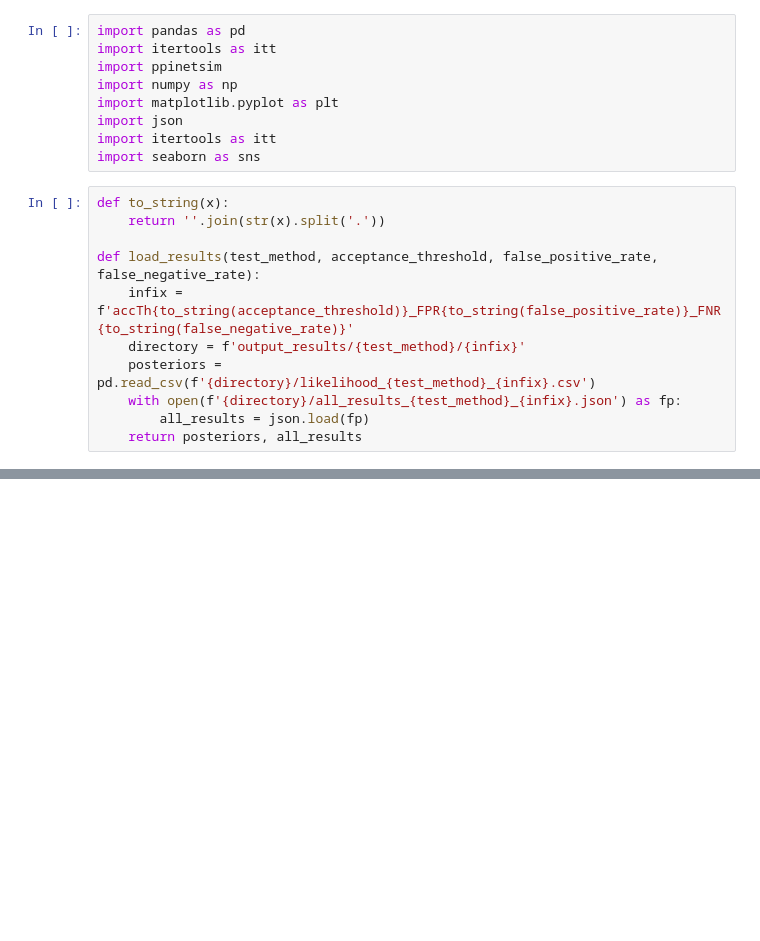
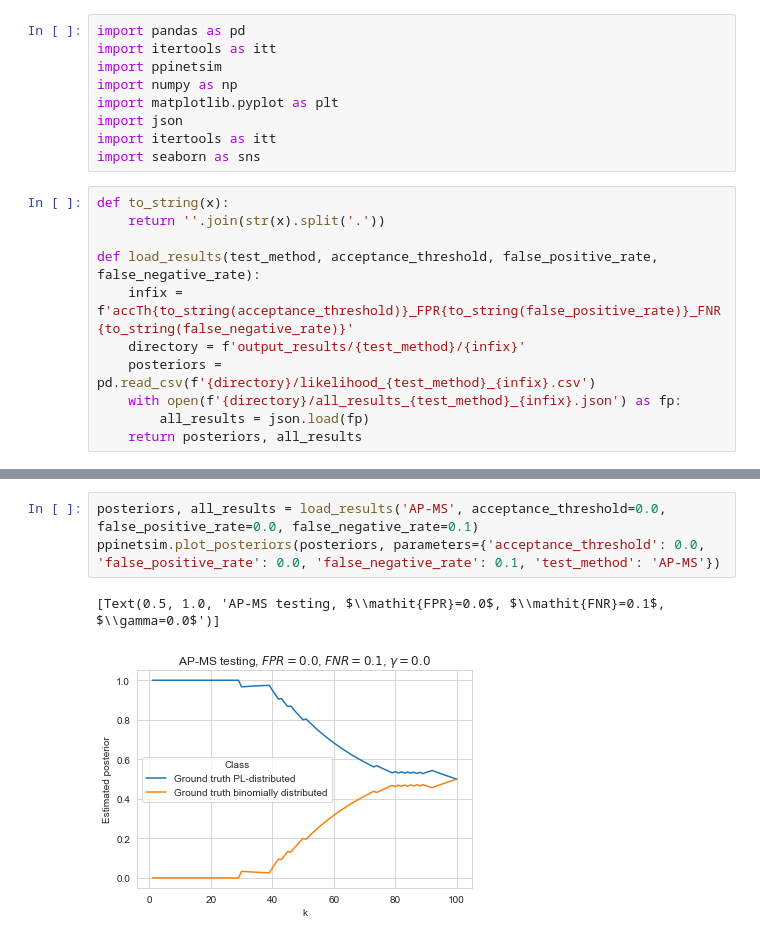
Before and after one commit to bionetslab/ppi-network-simulation, a Jupyter notebook: plot_results.ipynb, the cells around one changed output, grey strips where cells are left out. Cells and saved outputs as stored; diff of their text form; blank space fills up the shorter version.

```diff
--- a/plot_results.ipynb
+++ b/plot_results.ipynb
@@ -49,0 +51,6 @@ sns.heatmap(deltas_AP_MS.pivot('FPR', 'FNR', 'delta_sod'),annot=True)
+# %%
+posteriors, all_results = load_results('AP-MS', acceptance_threshold=0.0, false_positive_rate=0.0, false_negative_rate=0.1)
+ppinetsim.plot_posteriors(posteriors, parameters={'acceptance_threshold': 0.0, 'false_positive_rate': 0.0, 'false_negative_rate': 0.1, 'test_method': 'AP-MS'})
+# %% [output]
+[Text(0.5, 1.0, 'AP-MS testing, $\\mathit{FPR}=0.0$, $\\mathit{FNR}=0.1$, $\\gamma=0.0$')]
+[figure, added]
```
Also changed, not shown: parts of 10 cells of this notebook, 1 other file.
